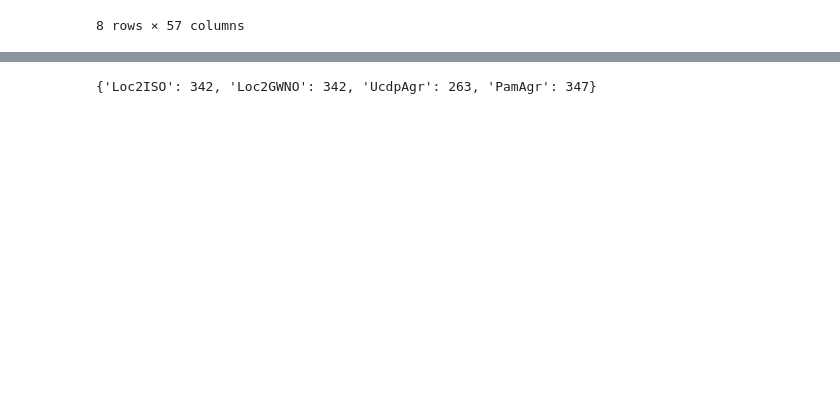
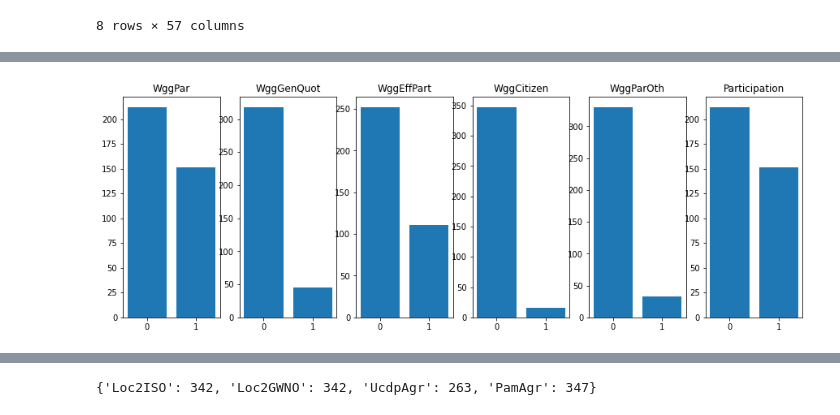
Before and after one commit to aliescont/peaceagreements, a Jupyter notebook: PEC2.ipynb, the cells around one changed output, grey strips where cells are left out. Drawn from its saved outputs; the diff is of its cells as text; code cells hidden in the pictures; blank space fills up the shorter version.

```diff
--- a/PEC2.ipynb
+++ b/PEC2.ipynb
@@ -206,0 +64,6 @@ new_data = new_data.drop(columns = na_to_drop.keys())
+# %%
+#comparison new variable with the rest of variables that belongs to that category
+Participation_list = ['WggPar', 'WggGenQuot', 'WggEffPart', 'WggCitizen', 'WggParOth', 'Participation']
+plot_cat(Participation_list)
+# %% [output]
+[figure, added]
```
Also changed, not shown: parts of 70 cells of this notebook.
